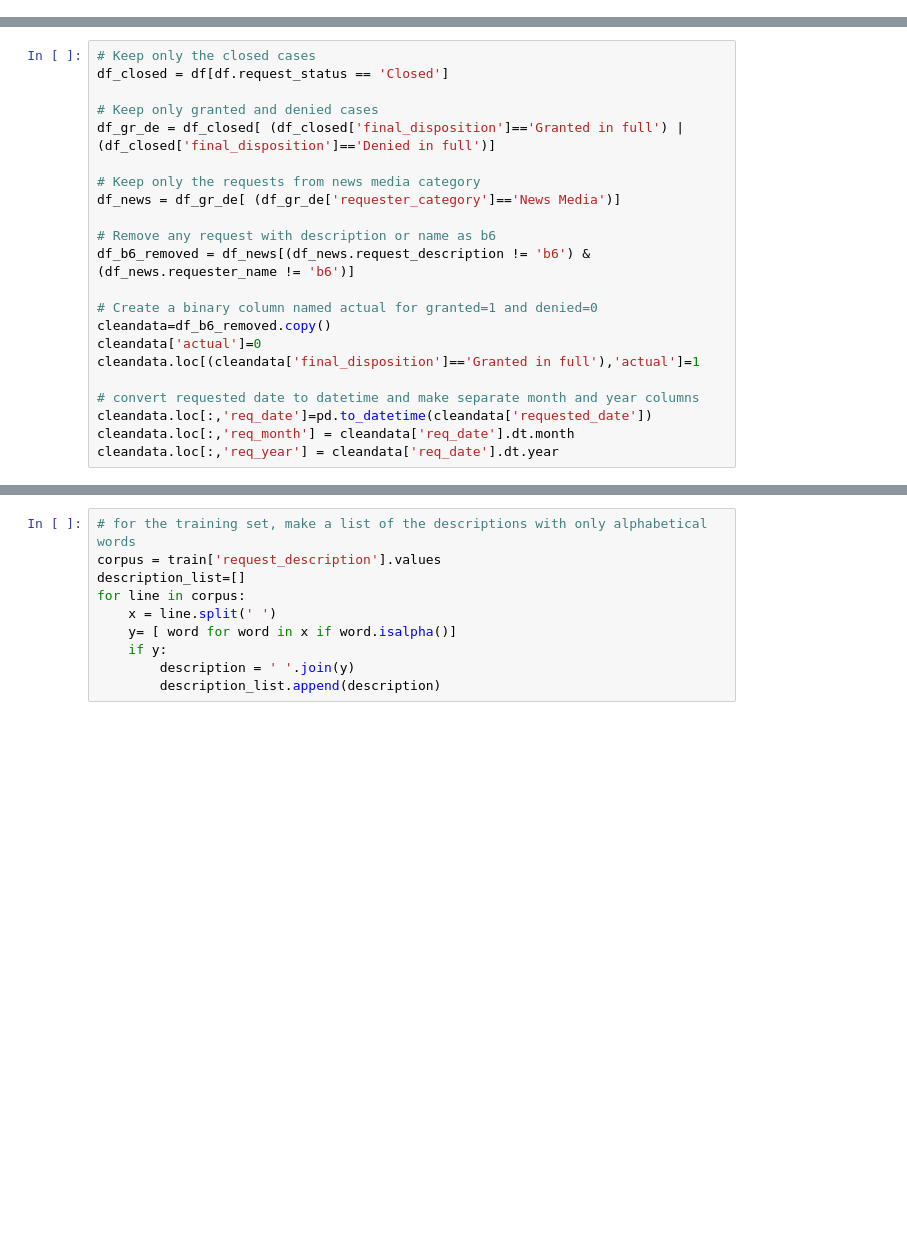
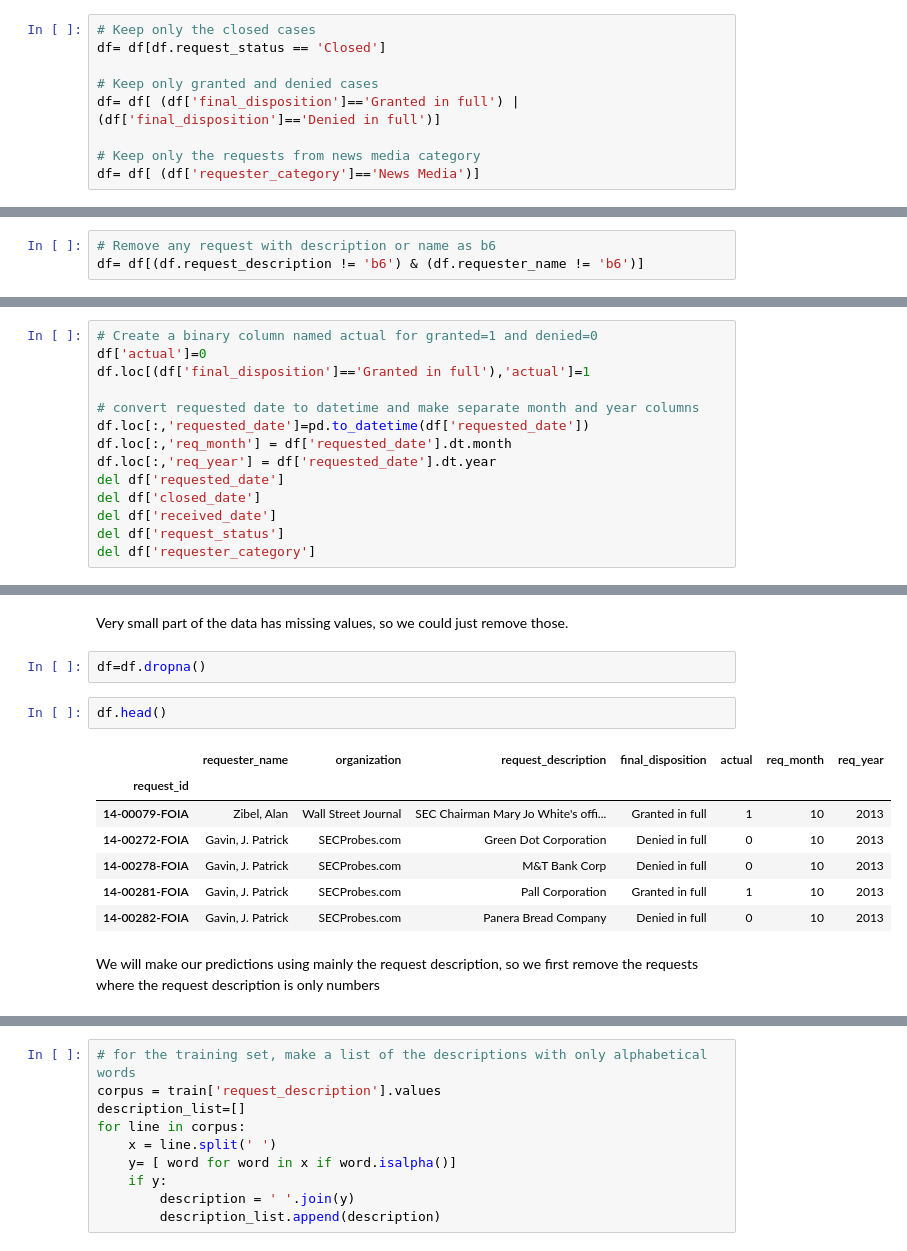
Before and after one commit to caglatasdemir/insight-project, a Jupyter notebook: foia_prediction.ipynb, the cells around one changed output, grey strips where cells are left out. Saved outputs shown, nothing was run; the diff lists cells and outputs as text; blank space fills up the shorter version.

```diff
--- a/foia_prediction.ipynb
+++ b/foia_prediction.ipynb
@@ -29,0 +80,9 @@ df=pd.concat([df_2014, df_2015, df_2016])
+# %%
+# Keep only the closed cases
+df= df[df.request_status == 'Closed']
+
+# Keep only granted and denied cases
+df= df[ (df['final_disposition']=='Granted in full') | (df['final_disposition']=='Denied in full')]
+
+# Keep only the requests from news media category
+df= df[ (df['requester_category']=='News Media')]
@@ -29,0 +91,3 @@ df=pd.concat([df_2014, df_2015, df_2016])
+# %%
+# Remove any request with description or name as b6
+df= df[(df.request_description != 'b6') & (df.requester_name != 'b6')]
@@ -30,22 +96,14 @@ df=pd.concat([df_2014, df_2015, df_2016])
 # %%
-# Keep only the closed cases
-df_closed = df[df.request_status == 'Closed']
-
-# Keep only granted and denied cases
-df_gr_de = df_closed[ (df_closed['final_disposition']=='Granted in full') | (df_closed['final_disposition']=='Denied in full')]
-
-# Keep only the requests from news media category
-df_news = df_gr_de[ (df_gr_de['requester_category']=='News Media')]
-
-# Remove any request with description or name as b6
-df_b6_removed = df_news[(df_news.request_description != 'b6') & (df_news.requester_name != 'b6')]
-
 # Create a binary column named actual for granted=1 and denied=0
-cleandata=df_b6_removed.copy()
-cleandata['actual']=0
-cleandata.loc[(cleandata['final_disposition']=='Granted in full'),'actual']=1
+df['actual']=0
+df.loc[(df['final_disposition']=='Granted in full'),'actual']=1
 
 # convert requested date to datetime and make separate month and year columns
-cleandata.loc[:,'req_date']=pd.to_datetime(cleandata['requested_date'])
-cleandata.loc[:,'req_month'] = cleandata['req_date'].dt.month
-cleandata.loc[:,'req_year'] = cleandata['req_date'].dt.year
+df.loc[:,'requested_date']=pd.to_datetime(df['requested_date'])
+df.loc[:,'req_month'] = df['requested_date'].dt.month
+df.loc[:,'req_year'] = df['requested_date'].dt.year
+del df['requested_date']
+del df['closed_date']
+del df['received_date']
+del df['request_status']
+del df['requester_category']
@@ -52,3 +128,19 @@ cleandata.loc[:,'req_year'] = cleandata['req_date'].dt.year
+# %% [markdown]
+Very small part of the data has missing values, so we could just remove those.
+# %%
+df=df.dropna()
+# %%
+df.head()
+# %% [output]
+|  | requester_name | organization | request_description | final_disposition | actual | req_month | req_year |
+| request_id |  |  |  |  |  |  |  |
+| 14-00079-FOIA | Zibel, Alan | Wall Street Journal | SEC Chairman Mary Jo White's offi... | Granted in full | 1 | 10 | 2013 |
+| 14-00272-FOIA | Gavin, J. Patrick | SECProbes.com | Green Dot Corporation | Denied in full | 0 | 10 | 2013 |
+| 14-00278-FOIA | Gavin, J. Patrick | SECProbes.com | M&T Bank Corp | Denied in full | 0 | 10 | 2013 |
+| 14-00281-FOIA | Gavin, J. Patrick | SECProbes.com | Pall Corporation | Granted in full | 1 | 10 | 2013 |
+| 14-00282-FOIA | Gavin, J. Patrick | SECProbes.com | Panera Bread Company | Denied in full | 0 | 10 | 2013 |
+# %% [markdown]
+We will make our predictions using mainly the request description, so we first remove the requests where the request description is only numbers
 # %%
 # In the request description, keep the words with alphabetic chars only
 
```
Also changed, not shown: parts of 47 cells of this notebook.
